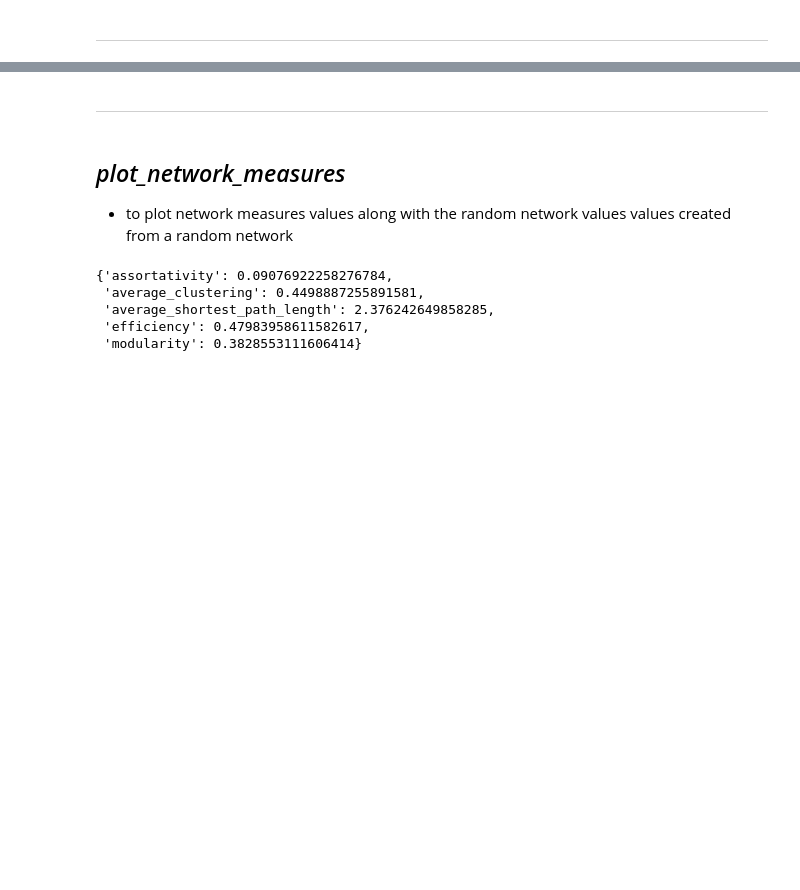
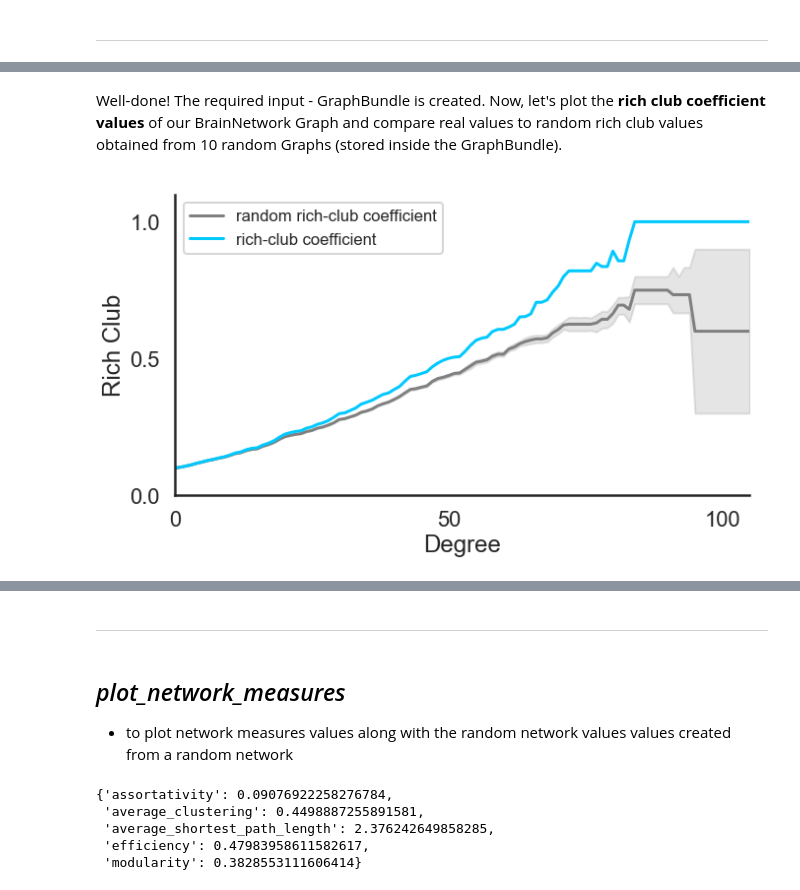
Before and after one commit to WhitakerLab/scona, a Jupyter notebook: tutorials/visualisations_tutorial.ipynb, the cells around one changed output, grey strips where cells are left out. Cells and saved outputs as stored; diff of their text form; code cells hidden in the pictures; blank space fills up the shorter version.

```diff
--- a/tutorials/visualisations_tutorial.ipynb
+++ b/tutorials/visualisations_tutorial.ipynb
@@ -63,2 +73,4 @@ for key in list(rc_rand_dict.keys()):
+# %% [markdown]
+Well-done! The required input - GraphBundle is created. Now, let's plot the **rich club coefficient values** of our BrainNetwork Graph and compare real values to random rich club values obtained from 10 random Graphs (stored inside the GraphBundle).
 # %%
 # import the function to plot rich club values
@@ -66 +77,6 @@ for key in list(rc_rand_dict.keys()):
 from scona.visualisations import plot_rich_club
+# %%
+# plot the figure and display without saving to a file
+plot_rich_club(bundleGraphs)
+# %% [output]
+[figure, added]
```
Also changed, not shown: parts of 24 cells of this notebook.
